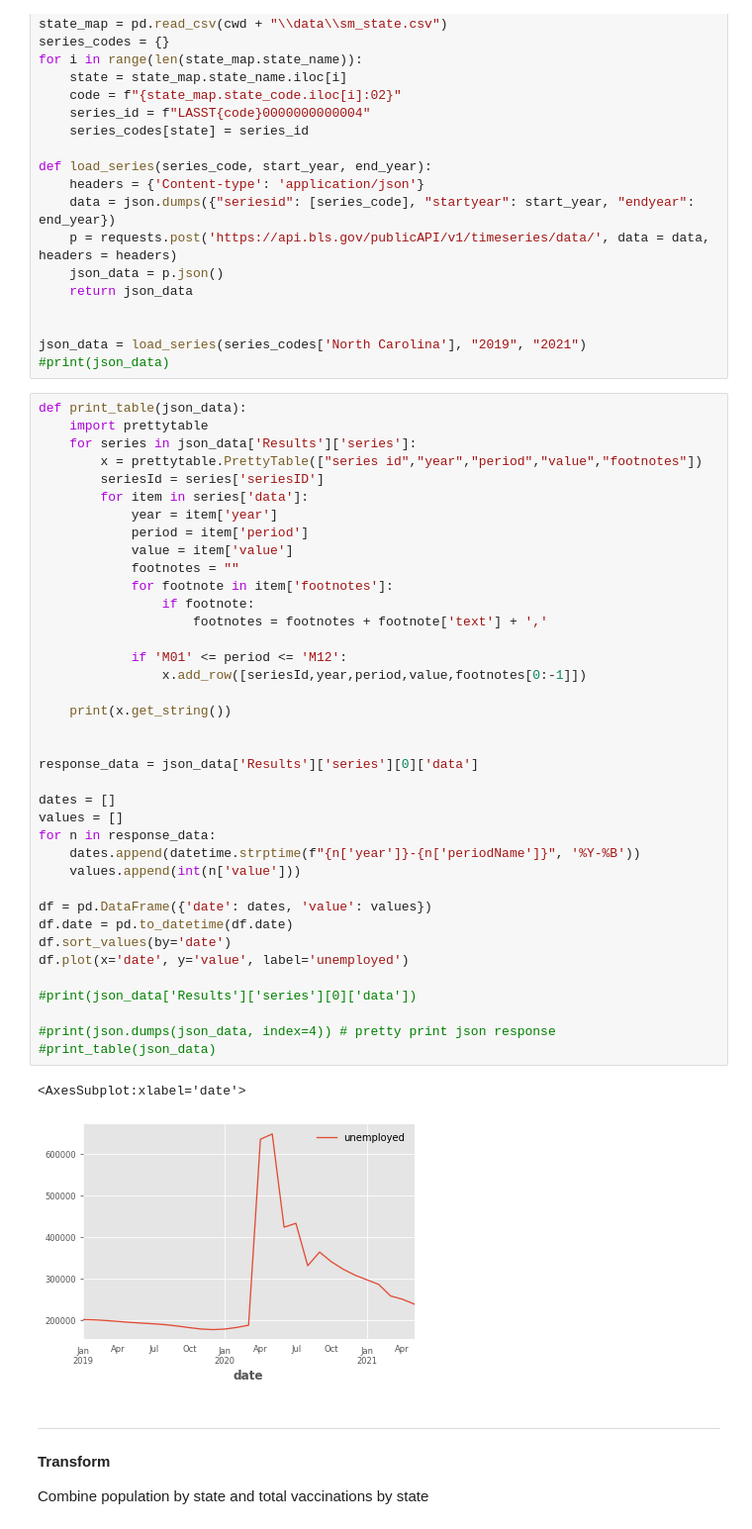
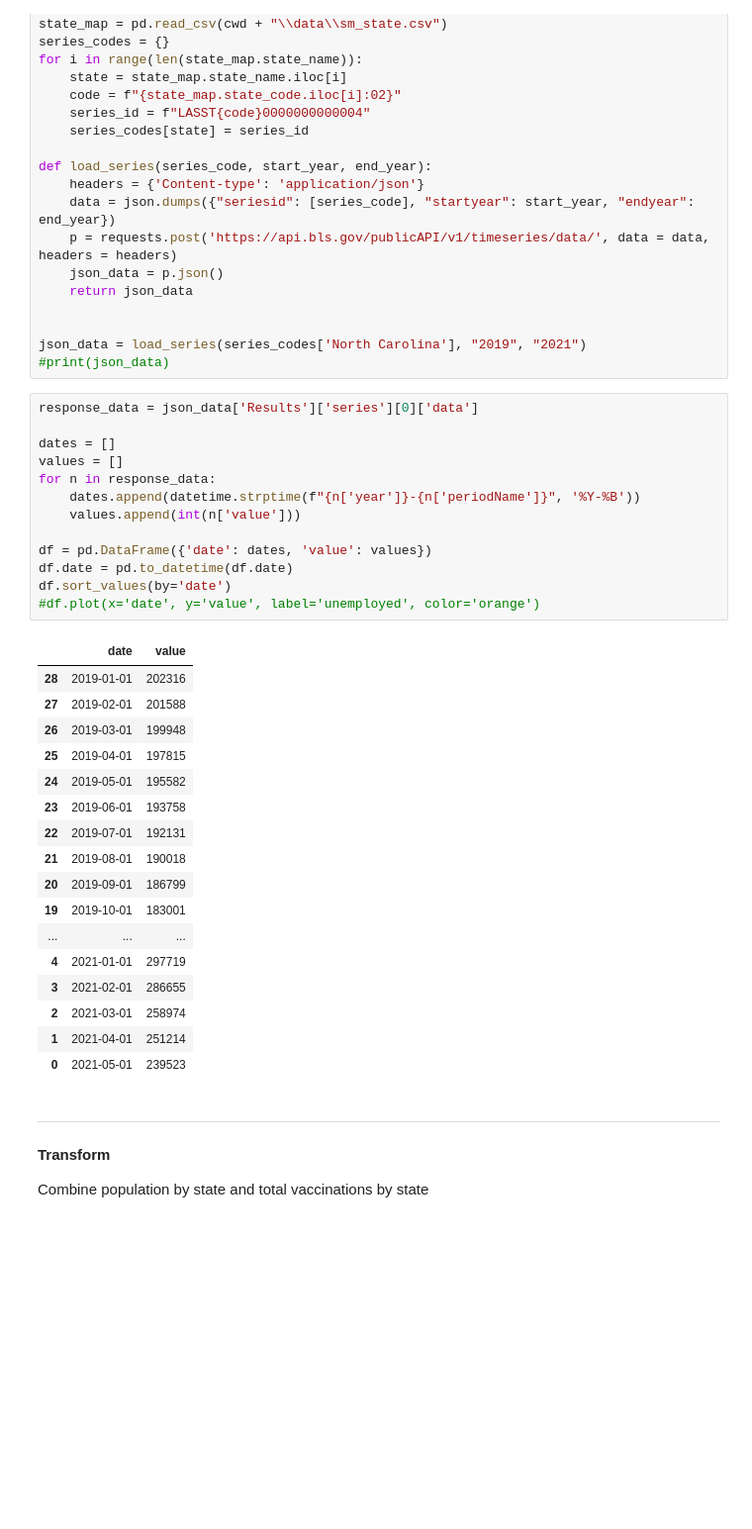
Before and after one commit to yangboyubyron/covid-19-vaccine-predictions, a Jupyter notebook: Covid-19 Dataset.ipynb, the cells around one changed output. Shown at 99% size. Drawn from its saved outputs; the diff is of its cells as text; blank space fills up the shorter version.

```diff
--- a/Covid-19 Dataset.ipynb
+++ b/Covid-19 Dataset.ipynb
@@ -54,46 +54,36 @@ def load_series(series_code, start_year, end_year):
 json_data = load_series(series_codes['North Carolina'], "2019", "2021")
 #print(json_data)
 # %%
-def print_table(json_data):
-    import prettytable
-    for series in json_data['Results']['series']:
-        x = prettytable.PrettyTable(["series id","year","period","value","footnotes"])
-        seriesId = series['seriesID']
-        for item in series['data']:
-            year = item['year']
-            period = item['period']
-            value = item['value']
-            footnotes = ""
-            for footnote in item['footnotes']:
-                if footnote:
-                    footnotes = footnotes + footnote['text'] + ','
-
-            if 'M01' <= period <= 'M12':
-                x.add_row([seriesId,year,period,value,footnotes[0:-1]])
-
-    print(x.get_string())
-
-
 response_data = json_data['Results']['series'][0]['data']
 
 dates = []
 values = []
 for n in response_data:
     dates.append(datetime.strptime(f"{n['year']}-{n['periodName']}", '%Y-%B'))
     values.append(int(n['value']))
 
 df = pd.DataFrame({'date': dates, 'value': values})
 df.date = pd.to_datetime(df.date)
 df.sort_values(by='date')
-df.plot(x='date', y='value', label='unemployed')
-
-#print(json_data['Results']['series'][0]['data'])
-
-#print(json.dumps(json_data, index=4)) # pretty print json response
-#print_table(json_data)
+#df.plot(x='date', y='value', label='unemployed', color='orange')
 # %% [output]
-<AxesSubplot:xlabel='date'>
-[figure, removed]
+|  | date | value |
+| 28 | 2019-01-01 | 202316 |
+| 27 | 2019-02-01 | 201588 |
+| 26 | 2019-03-01 | 199948 |
+| 25 | 2019-04-01 | 197815 |
+| 24 | 2019-05-01 | 195582 |
+| 23 | 2019-06-01 | 193758 |
+| 22 | 2019-07-01 | 192131 |
+| 21 | 2019-08-01 | 190018 |
+| 20 | 2019-09-01 | 186799 |
+| 19 | 2019-10-01 | 183001 |
+| ... | ... | ... |
+| 4 | 2021-01-01 | 297719 |
+| 3 | 2021-02-01 | 286655 |
+| 2 | 2021-03-01 | 258974 |
+| 1 | 2021-04-01 | 251214 |
+| 0 | 2021-05-01 | 239523 |
 # %% [markdown]
 ***
 __Transform__
```
Also changed, not shown: parts of 4 cells of this notebook.
